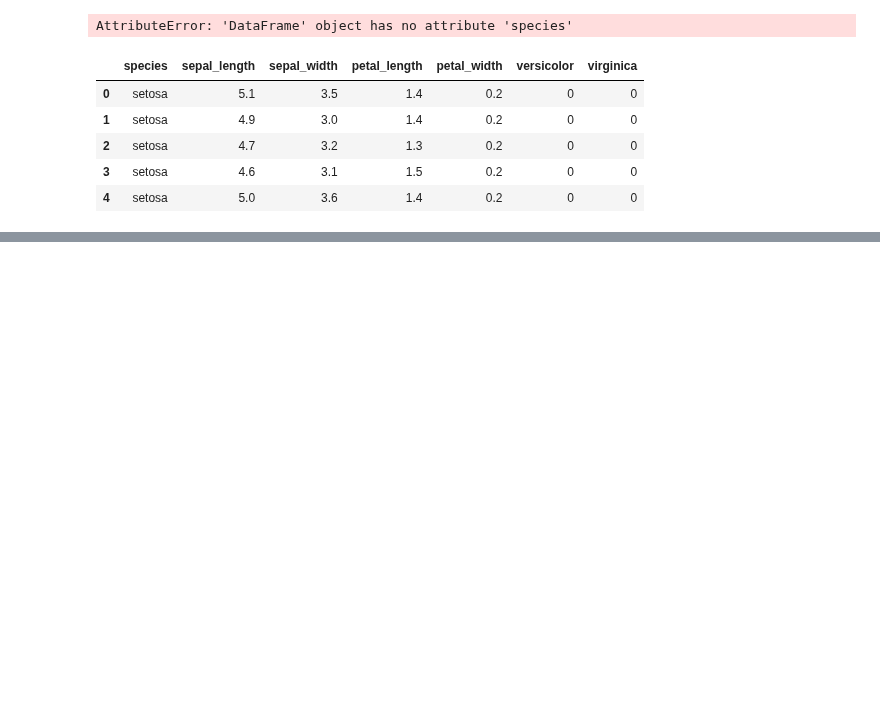
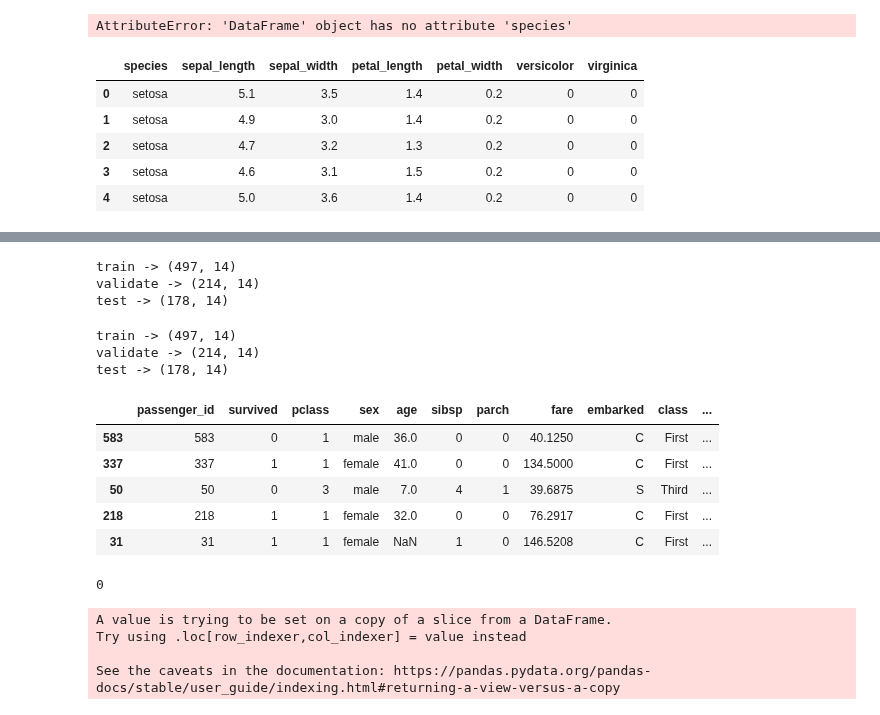
Before and after one commit to AI-Gomez/classification-exercises, a Jupyter notebook: classification_exercises.ipynb, the cells around one changed output, grey strips where cells are left out. Drawn from its saved outputs; the diff is of its cells as text; code cells hidden in the pictures; blank space fills up the shorter version.

Commit message:
completed data prep

```diff
--- a/classification_exercises.ipynb
+++ b/classification_exercises.ipynb
@@ -416,0 +513,3 @@ from acquire import get_titanic_data
+# %%
+titanic = pd.concat([titanic, titanic_dummies], axis=1)
+titanic.head()
@@ -416,0 +523,61 @@ from acquire import get_titanic_data
+# %%
+#Scale the age and fare columns using a min max scaler. Why might
+#this be beneficial? When might you not want to do this?
+train_validate, test = train_test_split(titanic, test_size=.2,
+                                        random_state=123,
+                                        stratify=titanic.survived)
+train, validate = train_test_split(train_validate, test_size=.3,
+                                   random_state=123,
+                                   stratify=train_validate.survived)
+print(f'train -> {train.shape}')
+print(f'validate -> {validate.shape}')
+print(f'test -> {test.shape}')
+# %% [output]
+train -> (497, 14)
+validate -> (214, 14)
+test -> (178, 14)
+# %%
+#function to do it all
+def titanic_split(df):
+    train_validate, test = train_test_split(df, test_size=.2,
+                                        random_state=123,
+                                        stratify=df.survived)
+    train, validate = train_test_split(train_validate, test_size=.3,
+                                   random_state=123,
+                                   stratify=train_validate.survived)
+    return train, validate, test
+# %%
+train, validate, test = titanic_split(titanic)
+print(f'train -> {train.shape}')
+print(f'validate -> {validate.shape}')
+print(f'test -> {test.shape}')
+# %% [output]
+train -> (497, 14)
+validate -> (214, 14)
+test -> (178, 14)
+# %%
+train.head()
+# %% [output]
+|  | passenger_id | survived | pclass | sex | age | sibsp | parch | fare | embarked | class | ... |
+| 583 | 583 | 0 | 1 | male | 36.0 | 0 | 0 | 40.1250 | C | First | ... |
+| 337 | 337 | 1 | 1 | female | 41.0 | 0 | 0 | 134.5000 | C | First | ... |
+| 50 | 50 | 0 | 3 | male | 7.0 | 4 | 1 | 39.6875 | S | Third | ... |
+| 218 | 218 | 1 | 1 | female | 32.0 | 0 | 0 | 76.2917 | C | First | ... |
+| 31 | 31 | 1 | 1 | female | NaN | 1 | 0 | 146.5208 | C | First | ... |
+# %%
+#Fill the missing values in age. The way you fill these values
+#is up to you. Consider the tradeoffs of different methods.
+imputer = SimpleImputer(strategy = 'mean')
+
+train['age'] = imputer.fit_transform(train[['age']])
+train['age'].isnull().sum()
+# %% [output]
+0
+# %%
+validate['age'] = imputer.transform(validate[['age']])
+test['age'] = imputer.transform(test[['age']])
+# %% [output]
+A value is trying to be set on a copy of a slice from a DataFrame.
+Try using .loc[row_indexer,col_indexer] = value instead
+
+See the caveats in the documentation: https://pandas.pydata.org/pandas-docs/stable/user_guide/indexing.html#returning-a-view-versus-a-copy
```
Also changed, not shown: parts of 11 cells of this notebook.
